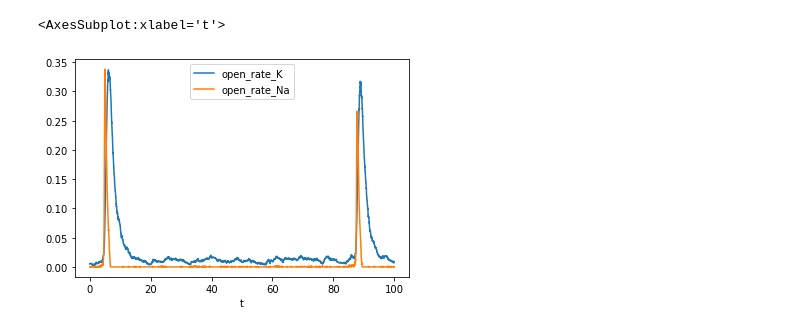
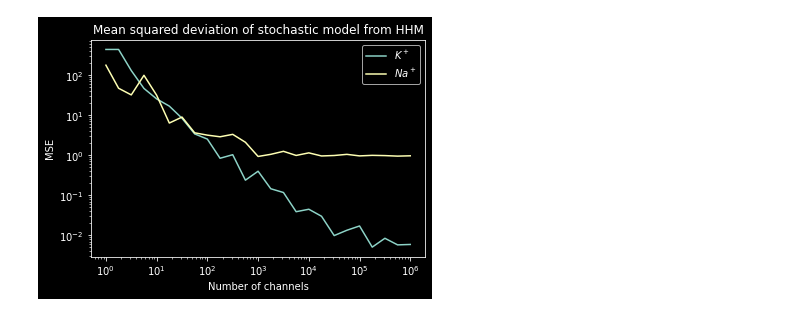
Before and after one commit to keraJLi/stochastic-hodgkin-huxley, a Jupyter notebook: notebook.ipynb, the cells around one changed output. Saved outputs shown, nothing was run; the diff lists cells and outputs as text; code cells hidden in the pictures.

```diff
--- a/notebook.ipynb
+++ b/notebook.ipynb
@@ -103,5 +65,34 @@ plt.yscale("log")
-# %%
-stochastic_hhm(t_max=100).plot(x="t", y=["open_rate_K", "open_rate_Na"])
-# %% [output]
-<AxesSubplot:xlabel='t'>
-[figure, removed]
+# %%
+def vc_current_data(arg):
+    type_, num = arg
+    kwargs = {
+        "k": {"E": E_K, "g": g_K},
+        "na": {"E": E_Na, "g": g_Na},
+    }[type_]
+
+    ts, current = stochastic_vc_current(
+        KChannels(int(num)) if type_ == "k" else NaChannels(int(num)),
+        V=lambda t: -10 if 2 < t < 22 else -100,
+        **kwargs,
+        t_max=30,
+    )
+
+    hh = current_hh_K if type_ == "k" else current_hh_Na
+    return {"type": type_, "num": num, "mse": np.mean((current - hh) ** 2) / current.size}
+# %%
+with Pool() as p:
+    mse_data = p.map(vc_current_data, product(["k", "na"], 10 ** np.arange(0, 6+0.25, 0.25)))
+mse_data = pd.DataFrame(mse_data)
+# %%
+ax = plt.figure().gca()
+sns.lineplot(data=mse_data, x="num", y="mse", hue="type", ax=ax)
+handles, labels = ax.get_legend_handles_labels()
+ax.legend(handles=handles, labels=["$K^+$", "$Na^+$"])
+plt.title("Mean squared deviation of stochastic model from HHM")
+plt.xscale("log")
+plt.yscale("log")
+plt.xlabel("Number of channels")
+plt.ylabel("MSE")
+plt.savefig("mse", dpi=300)
+# %% [output]
+[figure, added]
```
Also changed, not shown: parts of 12 cells of this notebook, 9 other files.
